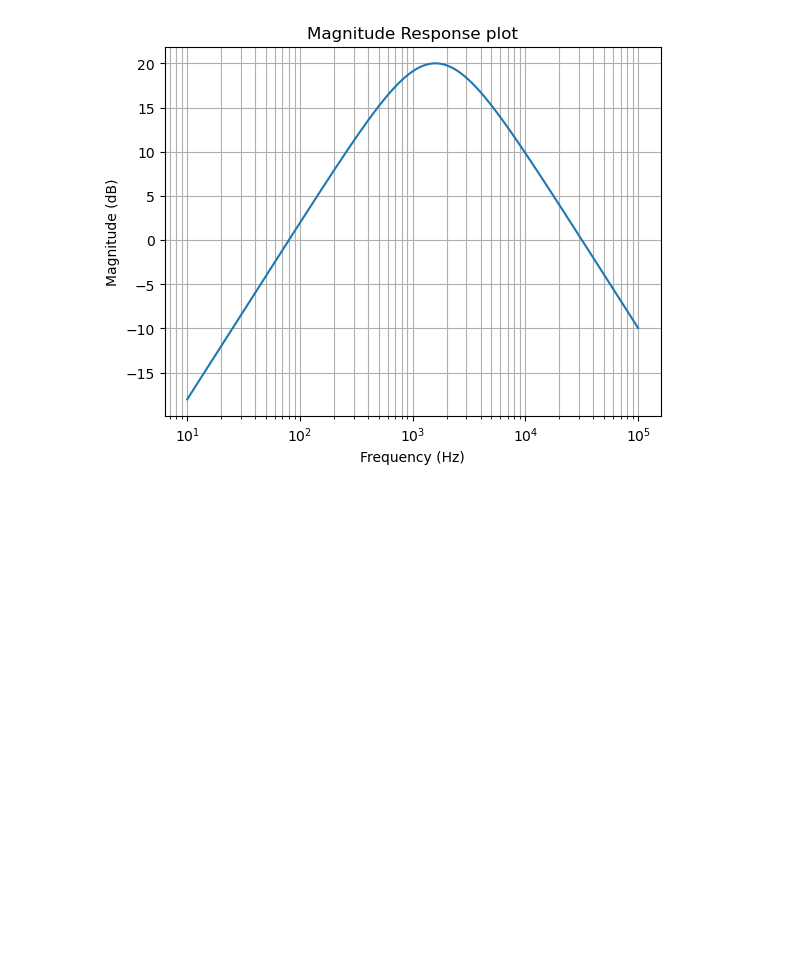
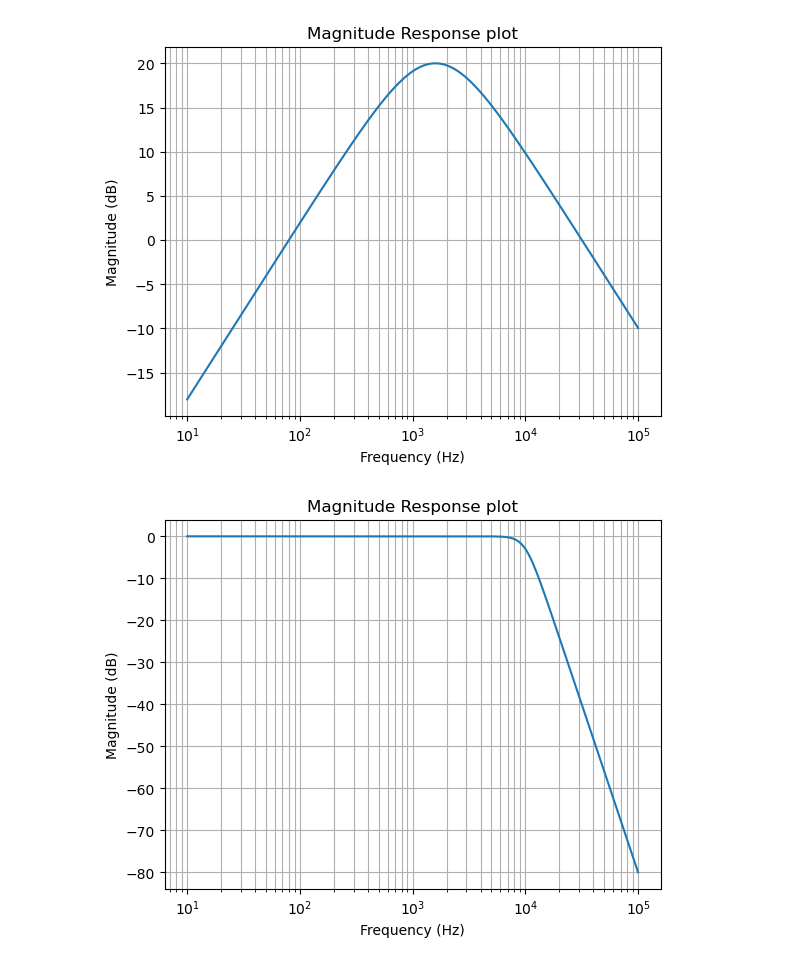
Before and after one commit to s-n-sharma/analog, a Jupyter notebook: src/circuitTest.ipynb, the cells around one changed output. Drawn from its saved outputs; the diff is of its cells as text; code cells hidden in the pictures; blank space fills up the shorter version.

Commit message:
test circuit

```diff
--- a/src/circuitTest.ipynb
+++ b/src/circuitTest.ipynb
@@ -158,3 +158,82 @@ for i, freq in enumerate(f):
 plter.Plotter(f, mag, phase).plotMagnitude()
 # %% [output]
 [figure]
+# %%
+import Circuit as circ
+import numpy as np
+
+# ───────────────────────────────────────────────────────────
+# 1.  Instantiate parts
+# ───────────────────────────────────────────────────────────
+Vin  = circ.VoltageSource(1.0)     # 1 V test source
+# ─ stage‑1 components
+R11  = circ.Resistor(26.6e3)       # 26.6 kΩ
+R12  = circ.Resistor(95.1e3)       # 95.1 kΩ
+C11  = circ.Capacitor(1e-9)        # 1 nF   (feedback cap)
+C12  = circ.Capacitor(100e-12)     # 100 pF (shunt‑to‑gnd)
+op1  = circ.IdealOpAmp()           # ADA4096‑2, chan A
+
+# ─ stage‑2 components
+R21  = circ.Resistor(12.8e3)       # 12.8 kΩ
+R22  = circ.Resistor(26.4e3)       # 26.4 kΩ
+C21  = circ.Capacitor(1e-9)        # 1 nF   (feedback cap)
+C22  = circ.Capacitor(750e-12)     # 750 pF (shunt‑to‑gnd)
+op2  = circ.IdealOpAmp()           # ADA4096‑2, chan B
+
+# ───────────────────────────────────────────────────────────
+# 2.  Drop them into a circuit container
+# ───────────────────────────────────────────────────────────
+ckt = circ.Circuit()
+for dev in (Vin, R11, R12, C11, C12, op1,
+            R21, R22, C21, C22, op2):
+    ckt.addComponent(dev)
+
+# ───────────────────────────────────────────────────────────
+# 3.  Wire stage 1  (unity‑gain Sallen‑Key LPF)
+# ───────────────────────────────────────────────────────────
+ckt.connectComponents(Vin, 'p',  R11, 'p')         # Vin+ → R11
+ckt.connectComponents(Vin, 'n',  None, None)       # Vin− → GND
+
+ckt.connectComponents(R11,'n',  R12,'p')           # node A
+ckt.connectComponents(R11,'n',  C11,'p')           # node A
+
+ckt.connectComponents(R12,'n',  op1,'V+')          # node B
+ckt.connectComponents(R12,'n',  C12,'p')           # node B
+ckt.connectComponents(C12,'n',  None, None)        # C12 to GND
+
+ckt.connectComponents(op1, 'Vout', op1, 'V-')      # follower
+ckt.connectComponents(op1, 'Vout', C11, 'n')       # C11 to Vout
+
+# ───────────────────────────────────────────────────────────
+# 4.  Wire stage 2  (second Sallen‑Key LPF, identical topology)
+# ───────────────────────────────────────────────────────────
+ckt.connectComponents(op1,'Vout', R21,'p')         # stage‑1 out → R21
+
+ckt.connectComponents(R21,'n',   R22,'p')          # node C
+ckt.connectComponents(R21,'n',   C21,'p')          # node C
+
+ckt.connectComponents(R22,'n',   op2,'V+')         # node D
+ckt.connectComponents(R22,'n',   C22,'p')          # node D
+ckt.connectComponents(C22,'n',   None, None)       # C22 to GND
+
+ckt.connectComponents(op2,'Vout', op2,'V-')        # follower
+ckt.connectComponents(op2,'Vout', C21,'n')         # C21 to Vout
+
+
+VOUT_NODE = op2.Vout
+
+
+f     = np.logspace(1, 5, 400)
+mag   = np.zeros_like(f)
+phase = np.zeros_like(f)
+
+for i, freq in enumerate(f):
+    ckt.setFrequency(2*np.pi*freq)
+    V = ckt.solveSystem()
+    Vout = V[VOUT_NODE]
+    mag[i]   = 20*np.log10(abs(Vout))
+    phase[i] = np.angle(Vout, deg=True)
+
+plter.Plotter(f, mag, phase).plotMagnitude()
+# %% [output]
+[figure, added]
```
